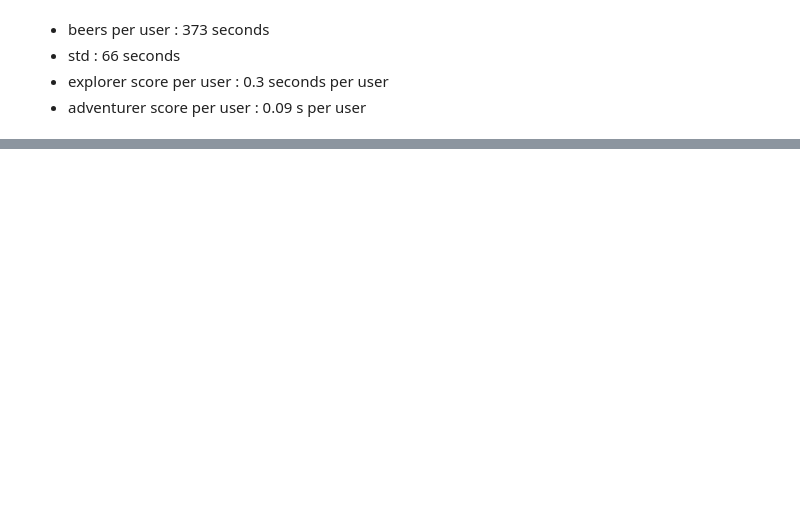
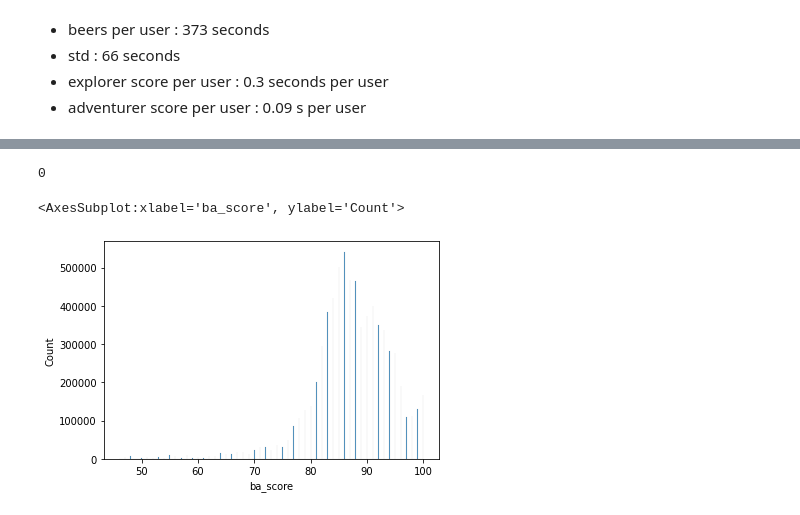
Before and after one commit to epfl-ada/ada-2022-project-analyteam, a Jupyter notebook: task1_Juliette.ipynb, the cells around one changed output, grey strips where cells are left out. Drawn from its saved outputs; the diff is of its cells as text; code cells hidden in the pictures; blank space fills up the shorter version.

```diff
--- a/task1_Juliette.ipynb
+++ b/task1_Juliette.ipynb
@@ -67,0 +27,3 @@ categorization.get_users_head()
+# %%
+categorization.users_ddf=categorization.users_ddf[['n_ratings','n_reviews','uid','username','joined','location','country']]
+categorization.users_ddf.head()
@@ -228,0 +275,3 @@ users_ddf
+# %%
+categorization.ratings_beers_merge['ba_score_balanced2'] = (categorization.ratings_beers_merge['ba_score'] - categorization.ratings_beers_merge['ba_score'].mean()) / categorization.ratings_beers_merge['ba_score'].std() * ratings_ddf['rating'].std() + ratings_ddf['rating'].mean()
+categorization.users_ddf.describe()
@@ -228,0 +310,9 @@ users_ddf
+# %%
+len(truck['ba_score'])
+# %% [output]
+0
+# %%
+sns.histplot(data=categorization.ratings_beers_merge[categorization.ratings_beers_merge['ba_score'].notnull()],x='ba_score')
+# %% [output]
+<AxesSubplot:xlabel='ba_score', ylabel='Count'>
+[figure, added]
```
Also changed, not shown: parts of 32 cells of this notebook, 6 other files.
